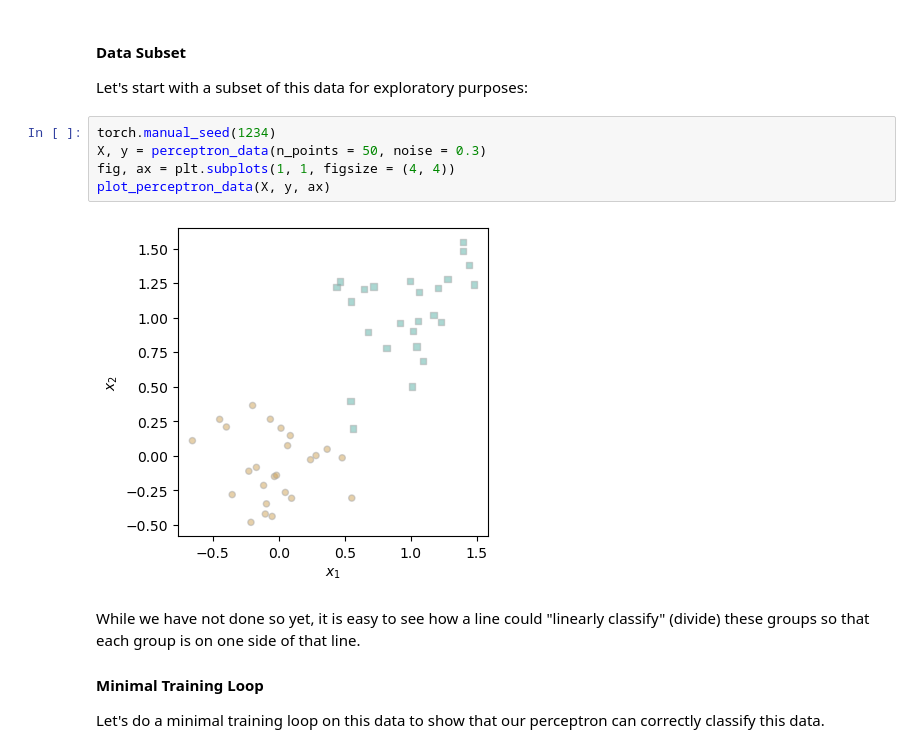
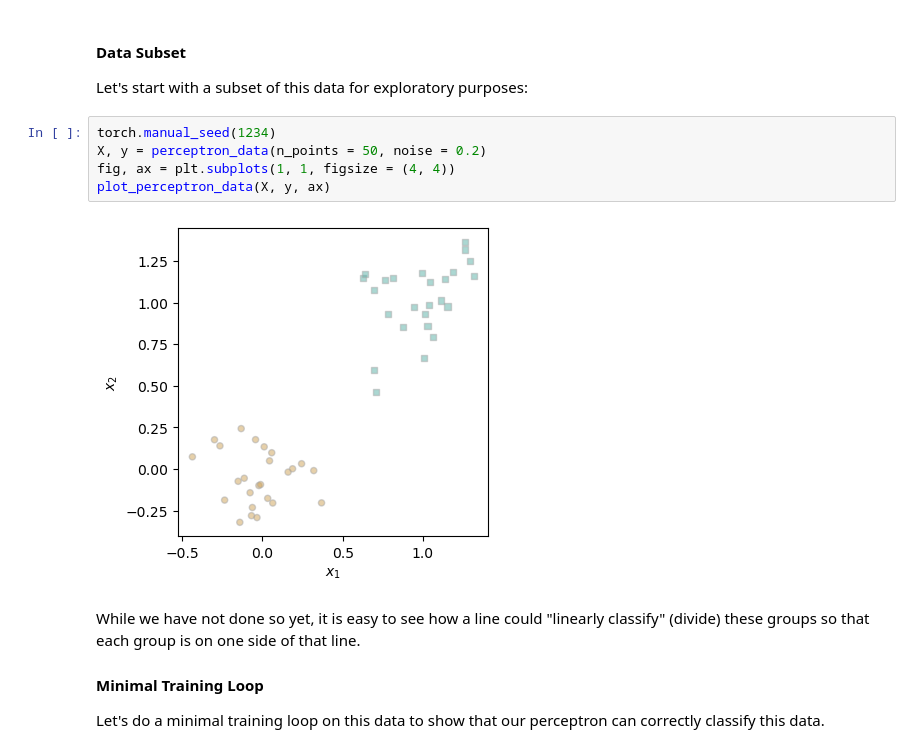
Before and after one commit to jcummings25/github_jcummings25.github.io, a Jupyter notebook: posts/Perceptron-Algorithm/index.ipynb, the cells around one changed output. Saved outputs shown, nothing was run; the diff lists cells and outputs as text.

```diff
--- a/posts/Perceptron-Algorithm/index.ipynb
+++ b/posts/Perceptron-Algorithm/index.ipynb
@@ -54,11 +61,11 @@ plot_perceptron_data(X, y, ax)
 Let's start with a subset of this data for exploratory purposes:
 # %%
 torch.manual_seed(1234)
-X, y = perceptron_data(n_points = 50, noise = 0.3)
+X, y = perceptron_data(n_points = 50, noise = 0.2)
 fig, ax = plt.subplots(1, 1, figsize = (4, 4))
 plot_perceptron_data(X, y, ax)
 # %% [output]
-[figure, old version]
+[figure, new version]
 # %% [markdown]
 While we have not done so yet, it is easy to see how a line could "linearly classify" (divide) these groups so that each group is on one side of that line.
 
```
Also changed, not shown: parts of 7 cells of this notebook, 20 other files.
